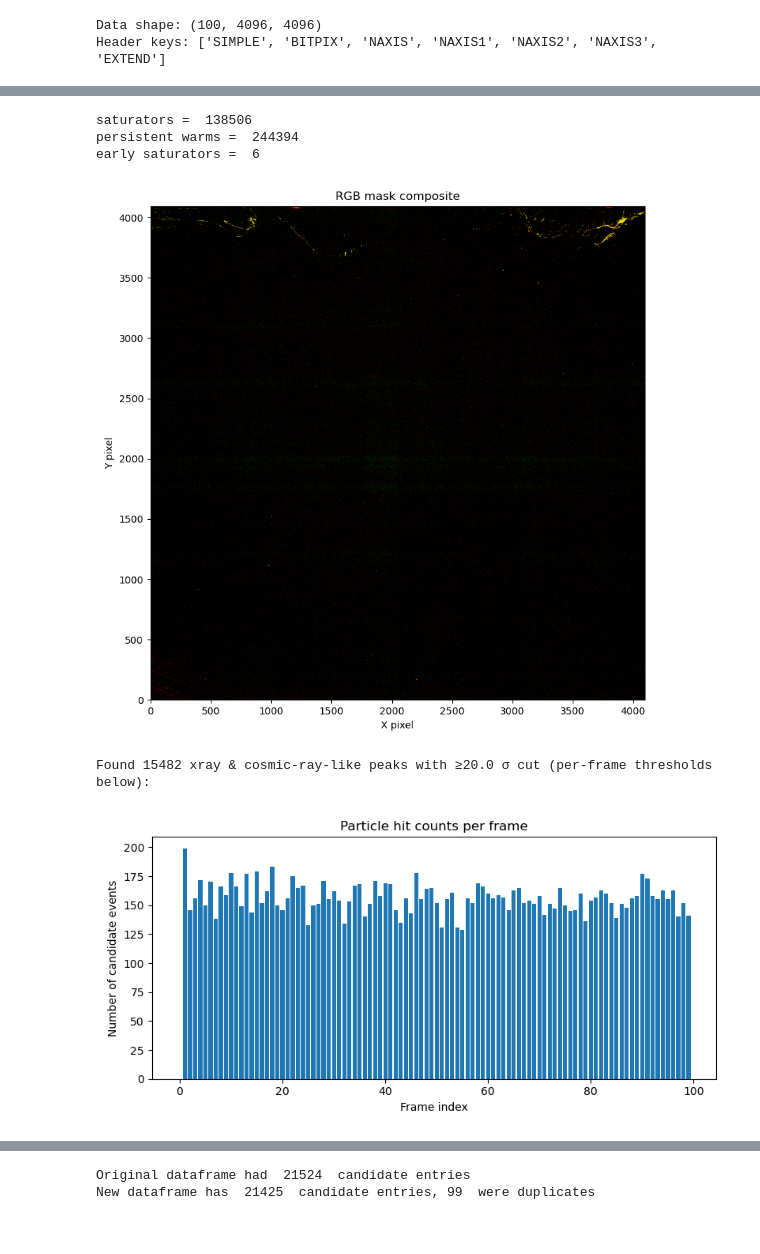
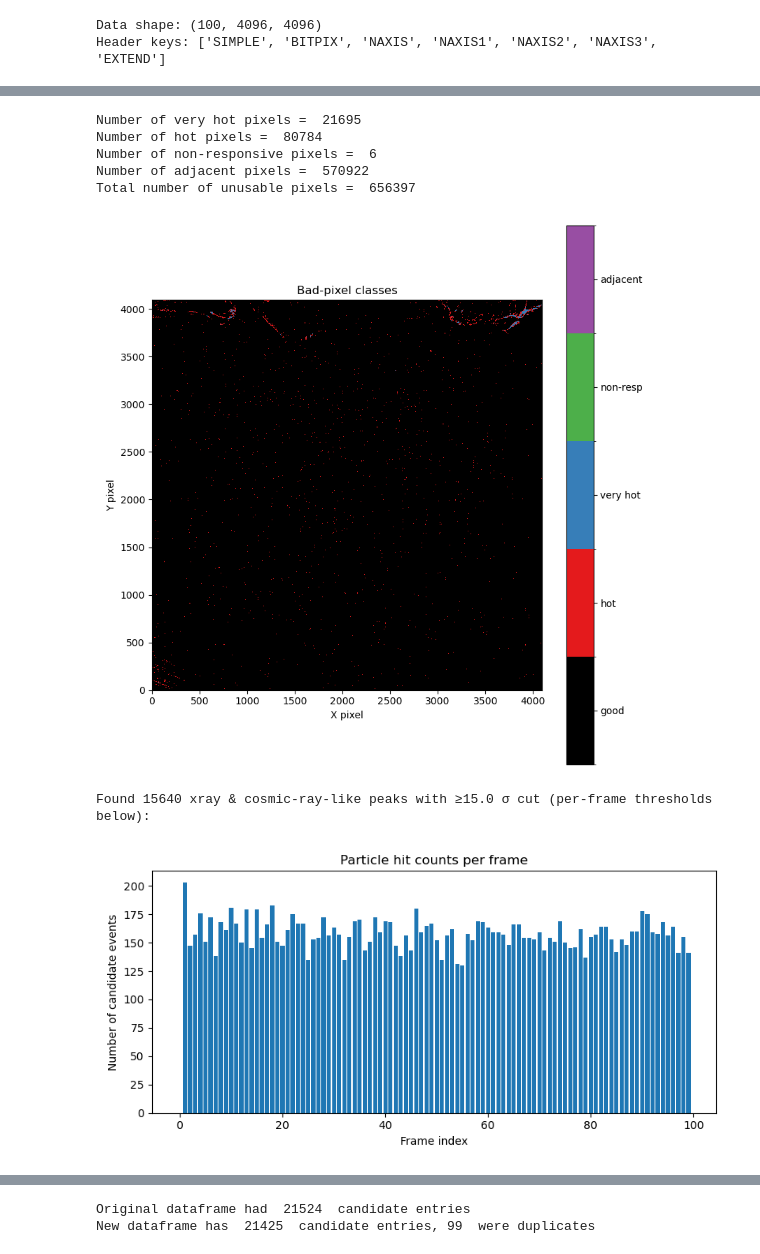
Before and after one commit to aeharbo/GCRsim, a Jupyter notebook: xray_data.ipynb, the cells around one changed output, grey strips where cells are left out. Saved outputs shown, nothing was run; the diff lists cells and outputs as text; code cells hidden in the pictures.

Commit message:
data for calibration
xray data for detector calibration

```diff
--- a/xray_data.ipynb
+++ b/xray_data.ipynb
@@ -115,42 +143,61 @@ print("🎉 maskArray ready, shape =", maskArray.shape)
 # %%
-print("saturators = ", np.count_nonzero(mask0))
-print("persistent warms = ", np.count_nonzero(mask_med))
-print("early saturators = ", np.count_nonzero(mask_sat))
+very_hot_pix = np.count_nonzero(mask_veryhot)
+hot_pix = np.count_nonzero(mask_hot)
+non_res_pix = np.count_nonzero(mask_non_res)
+adj_pix = np.count_nonzero(mask_adj)
+all_bad_pix = np.count_nonzero(maskArray)
+
+print("Number of very hot pixels = ", very_hot_pix)
+print("Number of hot pixels = ", hot_pix)
+print("Number of non-responsive pixels = ", non_res_pix)
+print("Number of adjacent pixels = ", adj_pix)
+print("Total number of unusable pixels = ", all_bad_pix)
 
 # mask_med picks out pixels whose time‑median is high (persistent warms)
 # mask0 catches pixels that fire instantly and then go dead (saturators)
 # mask_sat (optional) flags pixels whose frame‑to‑frame change is
 #   vanishingly, small—another way to spot early‐saturators
 
-# build the RGB composite
-rgb_mask = np.zeros((h, w, 3), dtype=float)
+# suppose you now have four disjoint boolean masks:
+#   mask_hot, mask_veryhot, mask_non_res, mask_adj
+labels = np.zeros((h, w), dtype=int)
 
-rgb_mask[..., 0] = mask_med.astype(float)   # red channel
-rgb_mask[..., 1] = mask0.astype(float)      # green channel
-rgb_mask[..., 2] = mask_sat.astype(float)   # blue channel
+labels[mask_hot]     = 1
+labels[mask_veryhot] = 2
+labels[mask_non_res] = 3
+labels[mask_adj]     = 4
 
-plt.figure(figsize=(8,8))
-plt.imshow(rgb_mask, origin='lower')
-plt.title("RGB mask composite")
+# choose one distinct color per class (plus a “good”-pixel background)
+cmap = mpl.colors.ListedColormap([
+    "#000000",  # 0 = good pixels (black)
+    "#e41a1c",  # 1 = hot         (red)
+    "#377eb8",  # 2 = very hot    (blue)
+    "#4daf4a",  # 3 = non-resp    (green)
+    "#984ea3",  # 4 = adjacent    (purple)
+])
+# make boundaries at ints 0–5
+norm = mpl.colors.BoundaryNorm(np.arange(6), cmap.N)
+
+plt.figure(figsize=(8, 8))
+im = plt.imshow(labels, origin="lower", cmap=cmap, norm=norm)
+cbar = plt.colorbar(im, ticks=[0.5,1.5,2.5,3.5,4.5])
+cbar.ax.set_yticklabels([
+    "good", "hot", "very hot", "non-resp", "adjacent"
+])
+plt.title("Bad-pixel classes")
 plt.xlabel("X pixel")
 plt.ylabel("Y pixel")
 plt.tight_layout()
 plt.show()
-
-#plt.figure(figsize=(8,8))
-#plt.imshow(maskArray, cmap='gray_r', origin='lower')
-#plt.title("Hot/warm‑pixel mask")
-#plt.xlabel("X pixel")
-#plt.ylabel("Y pixel")
-#plt.tight_layout()
-#plt.show()
 # %% [output]
-saturators =  138506
-persistent warms =  244394
-early saturators =  6
+Number of very hot pixels =  21695
+Number of hot pixels =  80784
+Number of non-responsive pixels =  6
+Number of adjacent pixels =  570922
+Total number of unusable pixels =  656397
-[figure, old version]
+[figure, new version]
 # %%
-sigma_thresh   = 20.0
+sigma_thresh   = 15.0
 mask_expanded  = maximum_filter(maskArray.astype(int), size=5) > 0
 
 def find_peaks_for_frame(iframe, sigma_thresh):
@@ -210,8 +257,8 @@ plt.title("Particle hit counts per frame")
 plt.tight_layout()
 plt.show()
 # %% [output]
-Found 15482 xray & cosmic‐ray‐like peaks with ≥20.0 σ cut (per-frame thresholds below):
+Found 15640 xray & cosmic‐ray‐like peaks with ≥15.0 σ cut (per-frame thresholds below):
-[figure, old version]
+[figure, new version]
 # %%
 low_threshold = 0.5 * sigma_thresh
 
```
Also changed, not shown: parts of 8 cells of this notebook.
